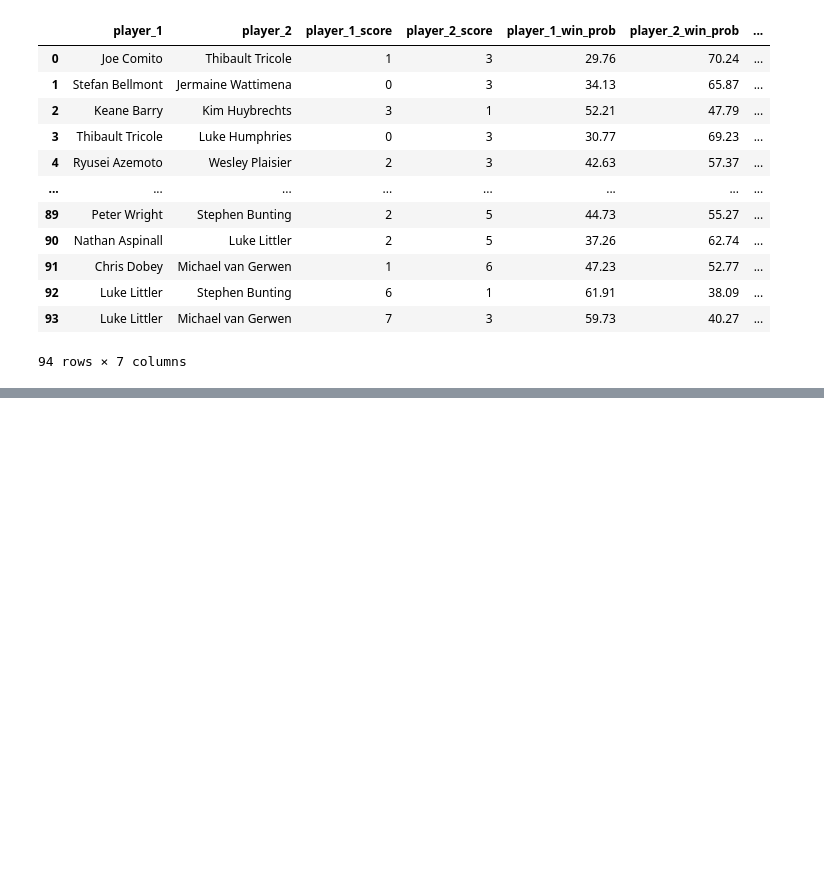
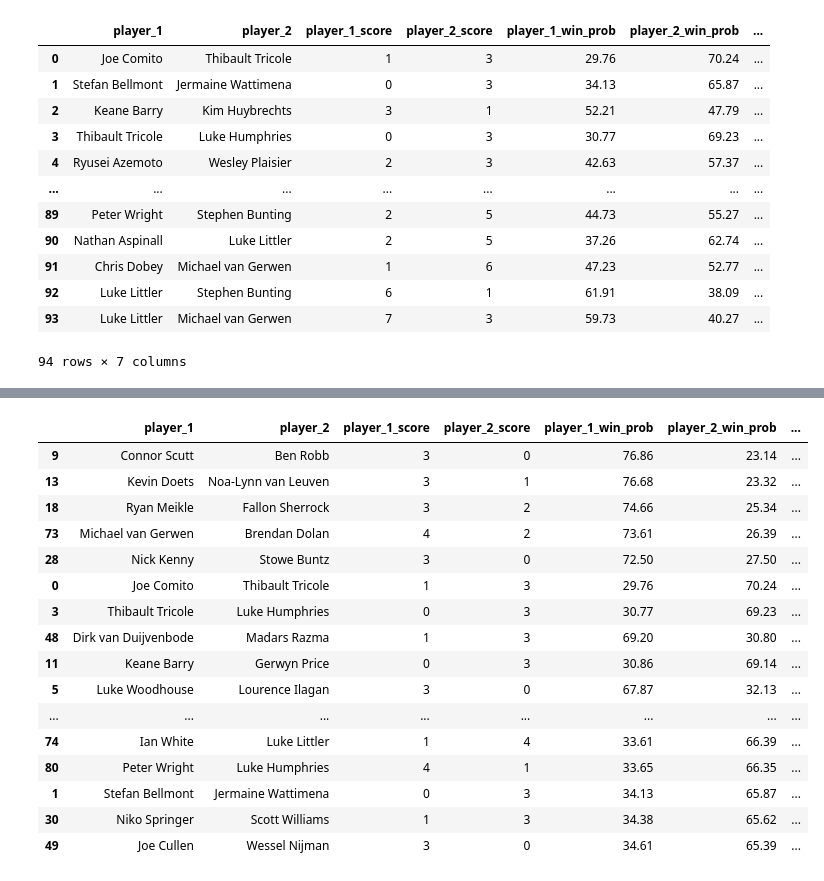
Before and after one commit to ATRedshaw/darts-data-analytics, a Jupyter notebook: predictive-model/evaluation.ipynb, the cells around one changed output, grey strips where cells are left out. Cells and saved outputs as stored; diff of their text form; code cells hidden in the pictures; blank space fills up the shorter version.

```diff
--- a/predictive-model/evaluation.ipynb
+++ b/predictive-model/evaluation.ipynb
@@ -1081,0 +1072,24 @@ Accuracy: 0.65
+# %%
+# Find the biggest difference in probability between the two players in a single game
+match_predictions['probability_difference'] = (match_predictions['player_1_win_prob'] - match_predictions['player_2_win_prob']).abs()
+
+# display top 5 rows with the highest probability difference
+display(match_predictions.sort_values(by='probability_difference', ascending=False).head(20))
+# %% [output]
+|  | player_1 | player_2 | player_1_score | player_2_score | player_1_win_prob | player_2_win_prob | ... |
+| 9 | Connor Scutt | Ben Robb | 3 | 0 | 76.86 | 23.14 | ... |
+| 13 | Kevin Doets | Noa-Lynn van Leuven | 3 | 1 | 76.68 | 23.32 | ... |
+| 18 | Ryan Meikle | Fallon Sherrock | 3 | 2 | 74.66 | 25.34 | ... |
+| 73 | Michael van Gerwen | Brendan Dolan | 4 | 2 | 73.61 | 26.39 | ... |
+| 28 | Nick Kenny | Stowe Buntz | 3 | 0 | 72.50 | 27.50 | ... |
+| 0 | Joe Comito | Thibault Tricole | 1 | 3 | 29.76 | 70.24 | ... |
+| 3 | Thibault Tricole | Luke Humphries | 0 | 3 | 30.77 | 69.23 | ... |
+| 48 | Dirk van Duijvenbode | Madars Razma | 1 | 3 | 69.20 | 30.80 | ... |
+| 11 | Keane Barry | Gerwyn Price | 0 | 3 | 30.86 | 69.14 | ... |
+| 5 | Luke Woodhouse | Lourence Ilagan | 3 | 0 | 67.87 | 32.13 | ... |
+| ... | ... | ... | ... | ... | ... | ... | ... |
+| 74 | Ian White | Luke Littler | 1 | 4 | 33.61 | 66.39 | ... |
+| 80 | Peter Wright | Luke Humphries | 4 | 1 | 33.65 | 66.35 | ... |
+| 1 | Stefan Bellmont | Jermaine Wattimena | 0 | 3 | 34.13 | 65.87 | ... |
+| 30 | Niko Springer | Scott Williams | 1 | 3 | 34.38 | 65.62 | ... |
+| 49 | Joe Cullen | Wessel Nijman | 3 | 0 | 34.61 | 65.39 | ... |
```
Also changed, not shown: parts of 3 cells of this notebook.
